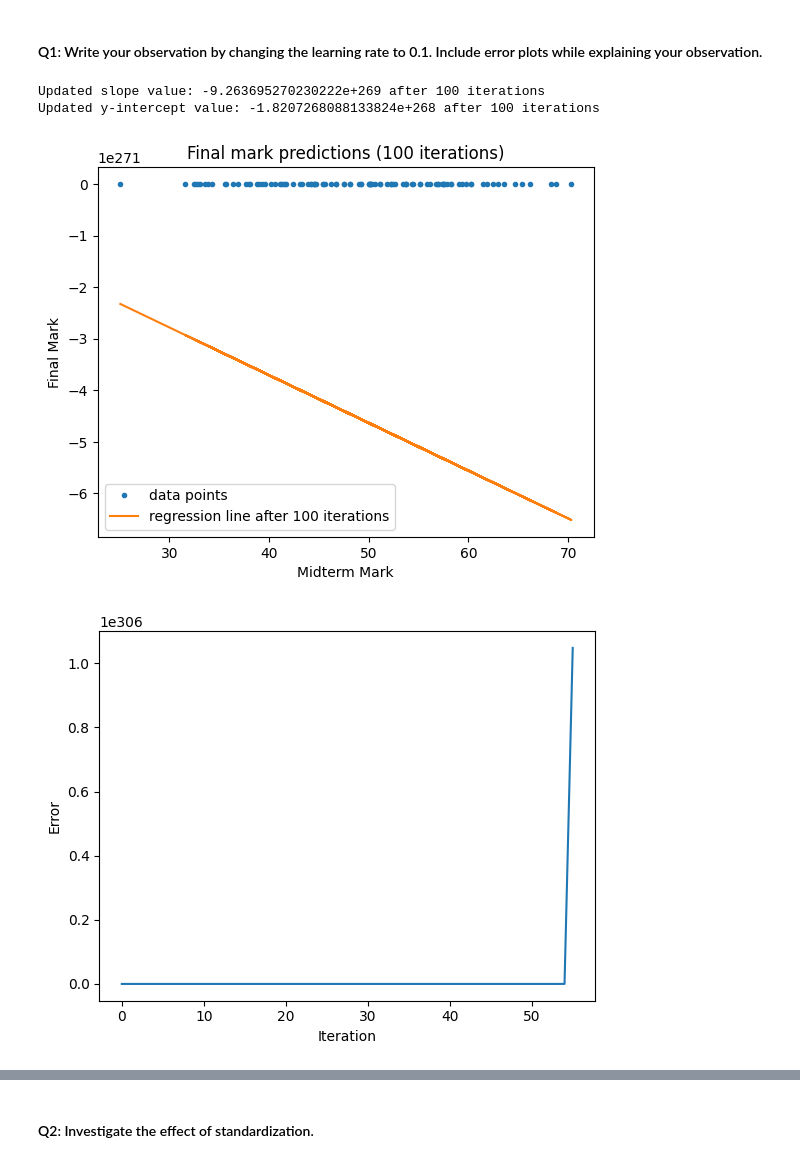
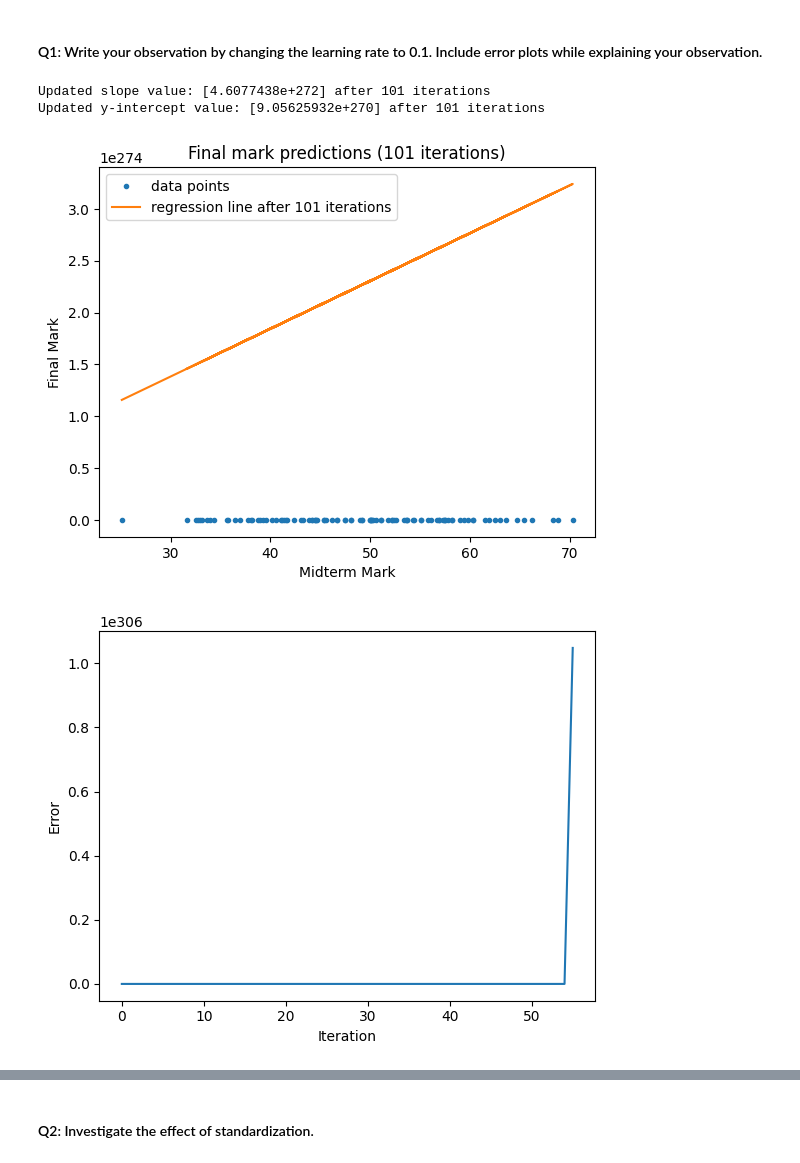
Before and after one commit to janakan2466/ml-samples, a Jupyter notebook: Janakan_Sivaloganathan_Lab_1.ipynb, the cells around one changed output, grey strips where cells are left out. Cells and saved outputs as stored; diff of their text form; code cells hidden in the pictures.

```diff
--- a/Janakan_Sivaloganathan_Lab_1.ipynb
+++ b/Janakan_Sivaloganathan_Lab_1.ipynb
@@ -189,15 +189,12 @@ Updated y-intercept value: 0.1583971811422247 after 2001 iterations
 # %%
 """Verification using pre-built libraries"""
 
-X = dataset['Midterm mark']
-y = dataset['Final mark']
-
-X = X.values.reshape(-1,1)
-y = y.values.reshape(-1,1)
+feature_vector = feature_vector.values.reshape(-1,1)
+target_vector = target_vector.values.reshape(-1,1)
 
 lin_reg = LinearRegression()
-lin_reg_model = lin_reg.fit(X,y)
-model_score = lin_reg_model.score(X, y)
+lin_reg_model = lin_reg.fit(feature_vector,target_vector)
+model_score = lin_reg_model.score(feature_vector, target_vector)
 
 log_message = f'The score of the model is: {model_score}.'
 print(log_message)
@@ -206,12 +203,12 @@ print(log_message)
 log_message = f'The intercept of the model is: {lin_reg_model.intercept_}.'
 print(log_message)
 
-model_predict = lin_reg_model.predict(X)
-log_message = f'The model predictions for the same values are:\n X =\n {X}\n predictions = \n ${model_predict}.'
+model_predict = lin_reg_model.predict(feature_vector)
+log_message = f'The model predictions for the same values are:\n X =\n {feature_vector}\n predictions = \n ${model_predict}.'
 print(log_message)
 
-plt.plot(X,y,'.')
-plt.plot(X, model_predict)
+plt.plot(feature_vector,target_vector,'.')
+plt.plot(feature_vector, model_predict)
 plt.show()
 
 # https://github.com/tofighi/MachineLearning/blob/master/Univariate_Linear_Regression.ipynb
@@ -239,9 +236,9 @@ The model predictions for the same values are:
 # %%
 # Initialize alpha (learning rate) to 0.1
 # Analsis 1 using a smaller sample set of 100 iterations
-gradient_descent_sim(m, b, 0.1, 100, feature_vector, target_vector)
+gradient_descent_sim(m, b, 0.1, 101, feature_vector, target_vector)
 # %% [output]
-Updated slope value: -9.263695270230222e+269 after 100 iterations
-Updated y-intercept value: -1.8207268088133824e+268 after 100 iterations
+Updated slope value: [4.6077438e+272] after 101 iterations
+Updated y-intercept value: [9.05625932e+270] after 101 iterations
-[figure, old version]
+[figure, new version]
 [figure]
```
Also changed, not shown: parts of 10 cells of this notebook.
